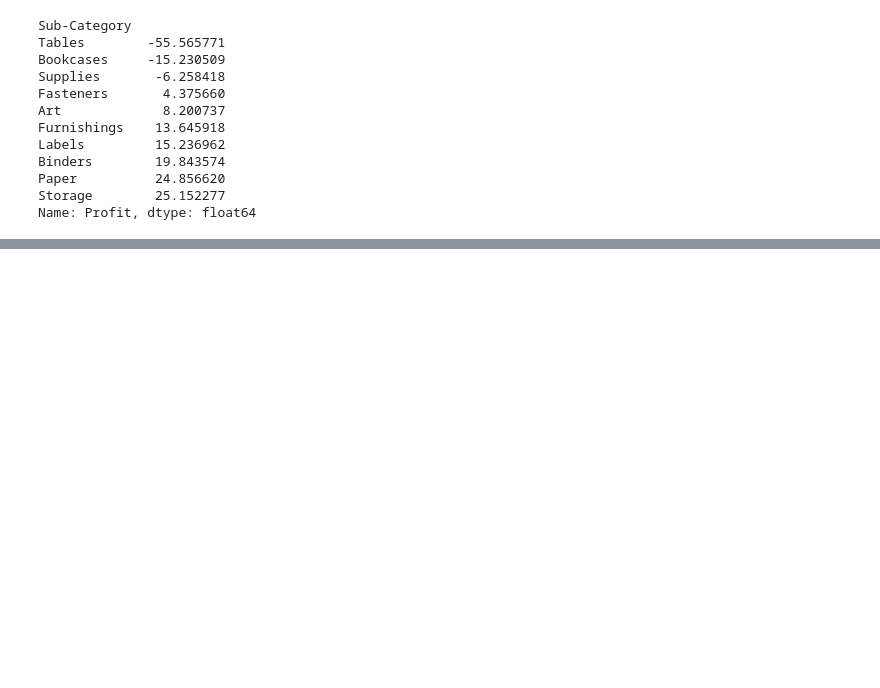
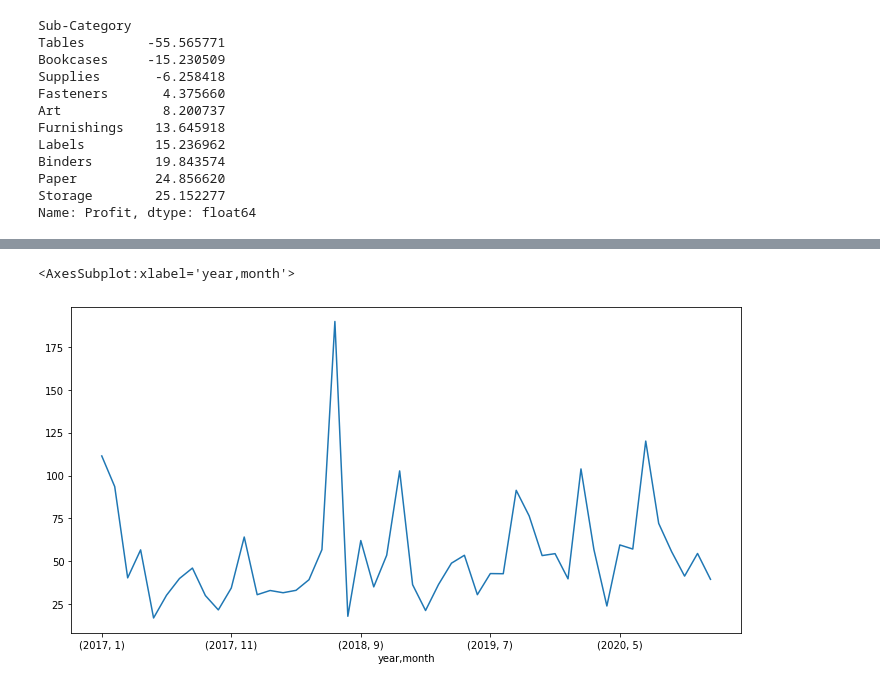
Before and after one commit to zeeshanhaider743/Customer-Segmentation, a Jupyter notebook: EDA customer Segmentation.ipynb, the cells around one changed output, grey strips where cells are left out. Saved outputs shown, nothing was run; the diff lists cells and outputs as text; code cells hidden in the pictures; blank space fills up the shorter version.

```diff
--- a/EDA customer Segmentation.ipynb
+++ b/EDA customer Segmentation.ipynb
@@ -214,0 +289,5 @@ Name: Profit, dtype: float64
+# %%
+df[df['Sub-Category']=='Accessories'].groupby(['year','month'])['Profit'].mean().plot(figsize = (12,6))
+# %% [output]
+<AxesSubplot:xlabel='year,month'>
+[figure, added]
```
Also changed, not shown: parts of 11 cells of this notebook.
